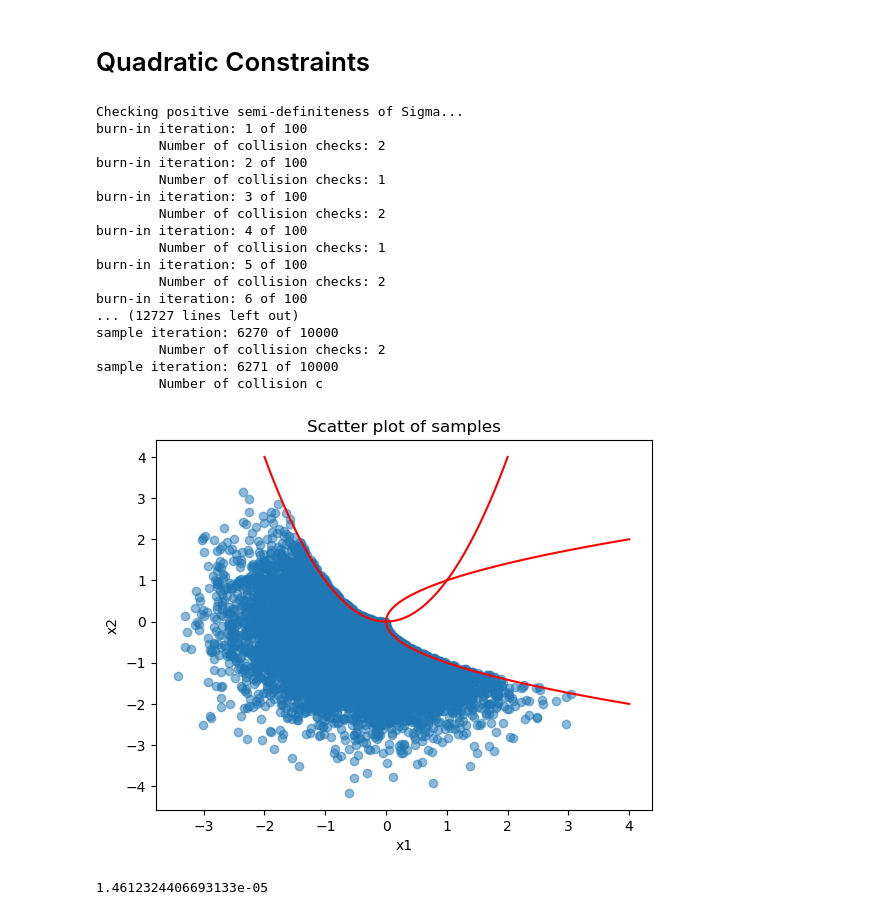
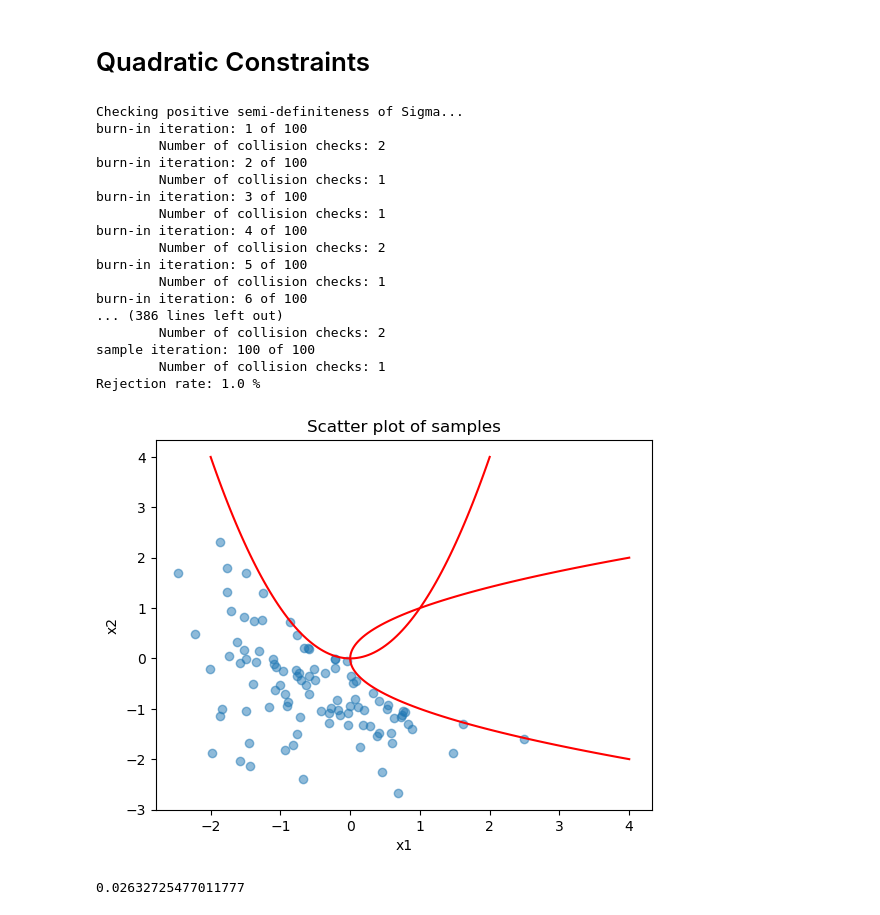
Before and after one commit to erik-a-bensen/tmg_hmc, a Jupyter notebook: tests.ipynb, the cells around one changed output. Saved outputs shown, nothing was run; the diff lists cells and outputs as text; code cells hidden in the pictures.

```diff
--- a/tests.ipynb
+++ b/tests.ipynb
@@ -121,38 +121,38 @@ Checking positive semi-definiteness of Sigma...
 # %% [markdown]
 # Quadratic Constraints
 # %%
-sampler = TMGSampler(mu, sigma)
-sampler.add_constraint(A=np.array([[1,0],[0,0]]), f=np.array([0,-1]), c=0) # X2 <= X1^2
-sampler.add_constraint(A=np.array([[0,0],[0,1]]), f=np.array([-1,0]), c=0) # X1 <= X2^2
+sampler = TMGSampler(mu, sigma, gpu=True)
+sampler.add_constraint(A=np.array([[1.,0],[0,0]]), f=np.array([0,-1.]), c=0, sparse=False) # X2 <= X1^2
+sampler.add_constraint(A=np.array([[0,0],[0,1.]]), f=np.array([-1.,0]), c=0, sparse=False) # X1 <= X2^2
 x0 = np.array([-1,0]).reshape(-1, 1)
-samples = sampler.sample(x0, 10000, 100, verbose=True)
+samples = sampler.sample(x0, 100, 100, verbose=True)
 # Scatter plot
 plt.scatter(samples[:,0], samples[:,1], alpha=0.5)
 plt.xlabel('x1')
 plt.ylabel('x2')
 x = np.linspace(-2,2,100)
 plt.plot(x, x**2, color='red')
 plt.plot(x**2, x, color='red')
 plt.title('Scatter plot of samples')
 plt.show()
 print(min(samples[:,0]**2 - samples[:,1]))
 # %% [output]
 Checking positive semi-definiteness of Sigma...
 burn-in iteration: 1 of 100
         Number of collision checks: 2
 burn-in iteration: 2 of 100
         Number of collision checks: 1
 burn-in iteration: 3 of 100
+        Number of collision checks: 1
+burn-in iteration: 4 of 100
         Number of collision checks: 2
-burn-in iteration: 4 of 100
+burn-in iteration: 5 of 100
         Number of collision checks: 1
-burn-in iteration: 5 of 100
+burn-in iteration: 6 of 100
+... (386 lines left out)
         Number of collision checks: 2
-burn-in iteration: 6 of 100
-... (12727 lines left out)
-sample iteration: 6270 of 10000
-        Number of collision checks: 2
-sample iteration: 6271 of 10000
-        Number of collision c
+sample iteration: 100 of 100
+        Number of collision checks: 1
+Rejection rate: 1.0 %
-[figure, old version]
+[figure, new version]
-1.4612324406693133e-05
+0.02632725477011777
```
Also changed, not shown: parts of 5 cells of this notebook, 2 other files.
